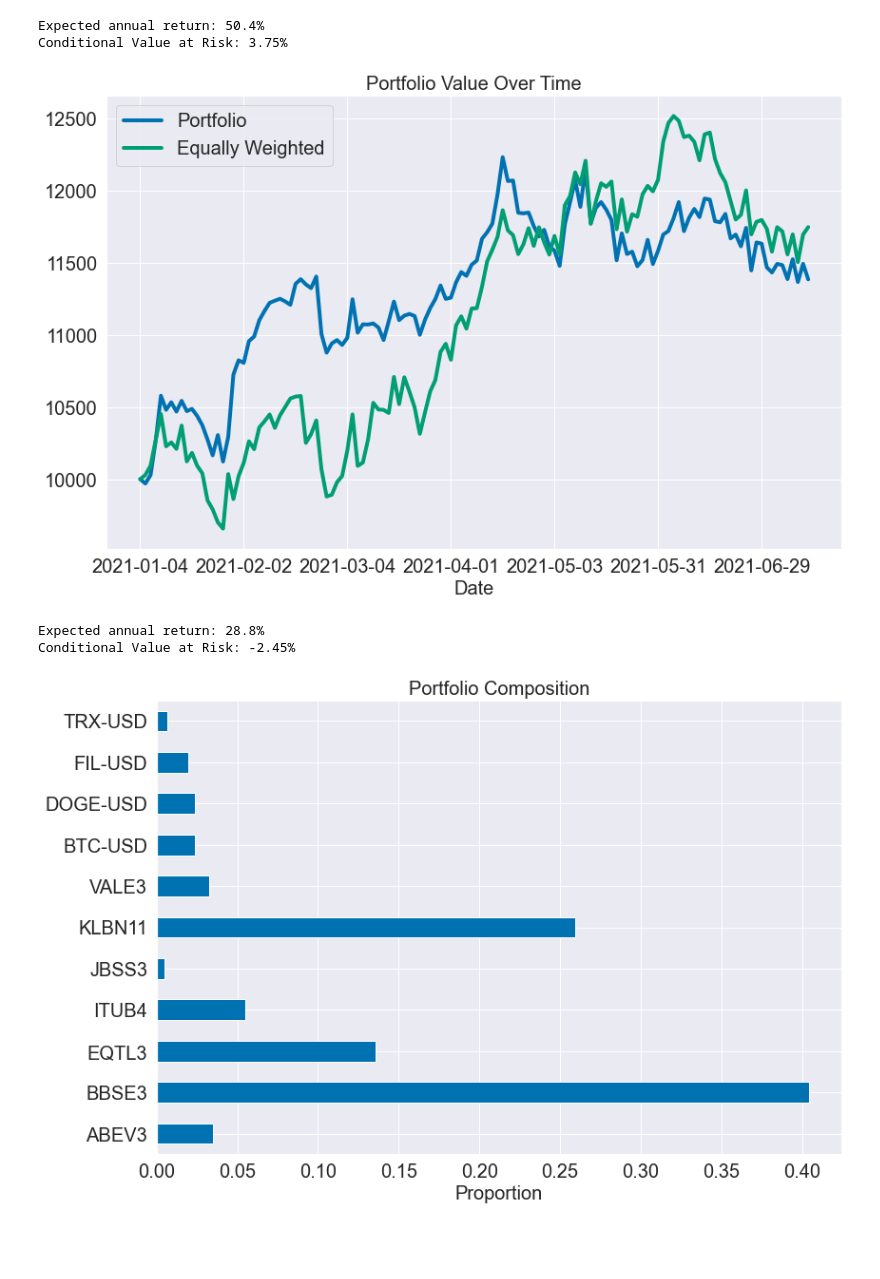
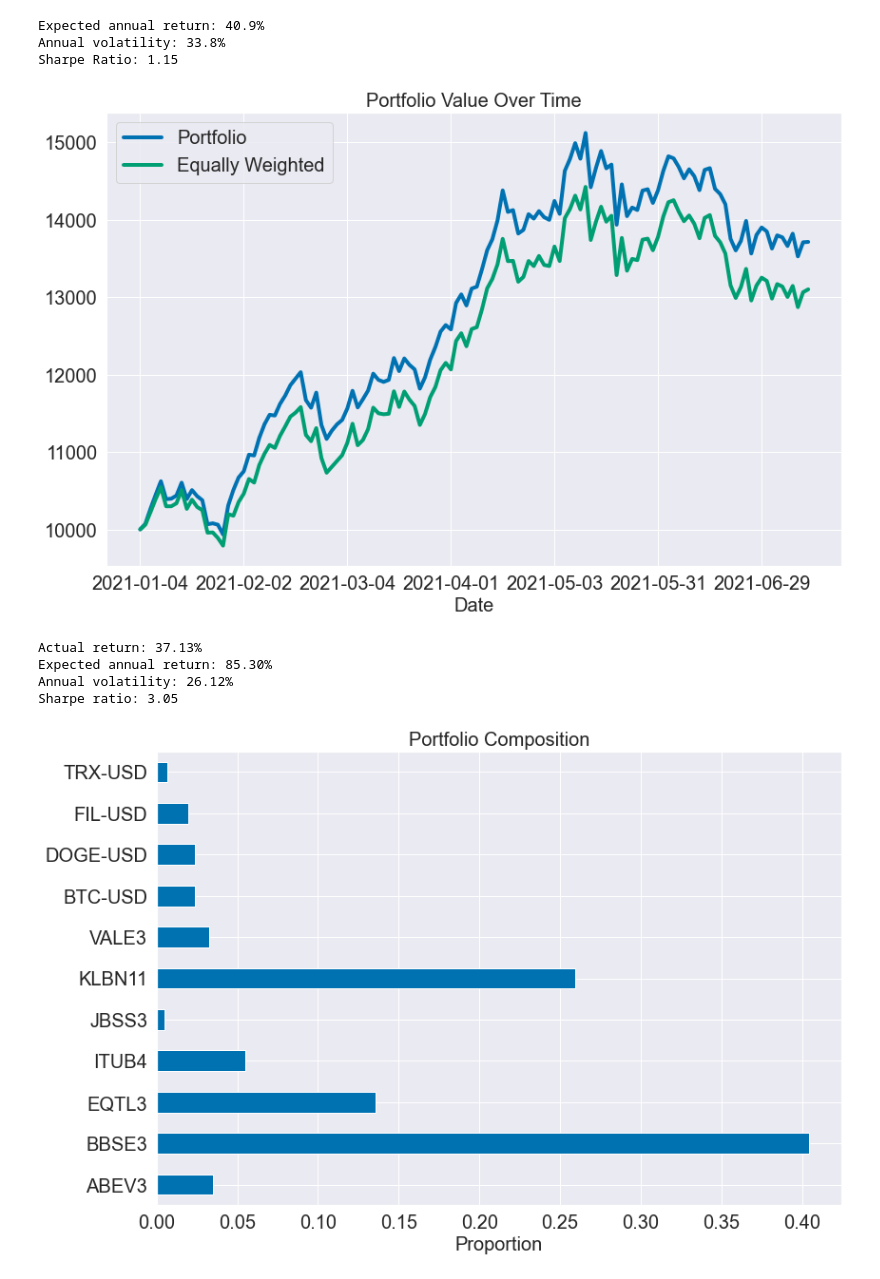
Before and after one commit to viengg/crypto-mpt, a Jupyter notebook: notebook2.ipynb, the cells around one changed output. Saved outputs shown, nothing was run; the diff lists cells and outputs as text; code cells hidden in the pictures; blank space fills up the shorter version.

Commit message:
adiciona metricas cdar e hrp

```diff
--- a/notebook2.ipynb
+++ b/notebook2.ipynb
@@ -109,41 +131,44 @@ def portfolio_metrics(price_data, tipo='semivariancia', rf=0.0575, frequency=252
 # %%
 C = 10_000
-raw_weights, portfolio_weights, out_sample = gera_portfolio(dados, 'cvar')
+raw_weights, portfolio_weights, out_sample = gera_portfolio(dados, 'hrp')
 backtest_range = out_sample.index
 out_sample_returns = out_sample.pct_change().dropna()
 
 
 
 if "BTC-USD" in out_sample_returns.columns and len(portfolio_weights) != 25:
   stock_proportion = 1 - portfolio_weights[-25:].sum()
   equal_stocks = np.repeat(stock_proportion/len(dados_acoes.columns), len(dados_acoes.columns))
   equal_crypto = np.repeat((1 - stock_proportion)/len(dados_cripto.columns), len(dados_cripto.columns))
   equal_weights = np.concatenate((equal_stocks, equal_crypto))
 else:
   equal_weights = np.ones_like(out_sample.columns) / len(out_sample.columns)
 
 capital = [(C, C)]
 
 for _, row in out_sample_returns.iterrows():
   portofolio_return, equal_return = np.dot(portfolio_weights, row), np.dot(equal_weights, row)
 
   C_portfolio, C_equal = capital[-1][0] * (1+portofolio_return), capital[-1][1] * (1+equal_return)
   capital.append((C_portfolio, C_equal))
 
 
 backtest_df = pd.DataFrame(capital, index=backtest_range, columns=["Portfolio", "Equally Weighted"])
 backtest_df.plot()
 plt.title("Portfolio Value Over Time")
 plt.tight_layout()
 # %% [output]
-Expected annual return: 50.4%
-Conditional Value at Risk: 3.75%
+Expected annual return: 40.9%
+Annual volatility: 33.8%
+Sharpe Ratio: 1.15
-[figure, old version]
+[figure, new version]
 # %%
-portfolio_metrics(backtest_df['Portfolio'], 'cvar')
+portfolio_metrics(backtest_df['Portfolio'], 'hrp')
 # %% [output]
-Expected annual return: 28.8%
-Conditional Value at Risk: -2.45%
+Actual return: 37.13%
+Expected annual return: 85.30%
+Annual volatility: 26.12%
+Sharpe ratio: 3.05
 # %%
 def plot_weights(raw_weights):
   new_weights = OrderedDict()
```
Also changed, not shown: parts of 5 cells of this notebook.
